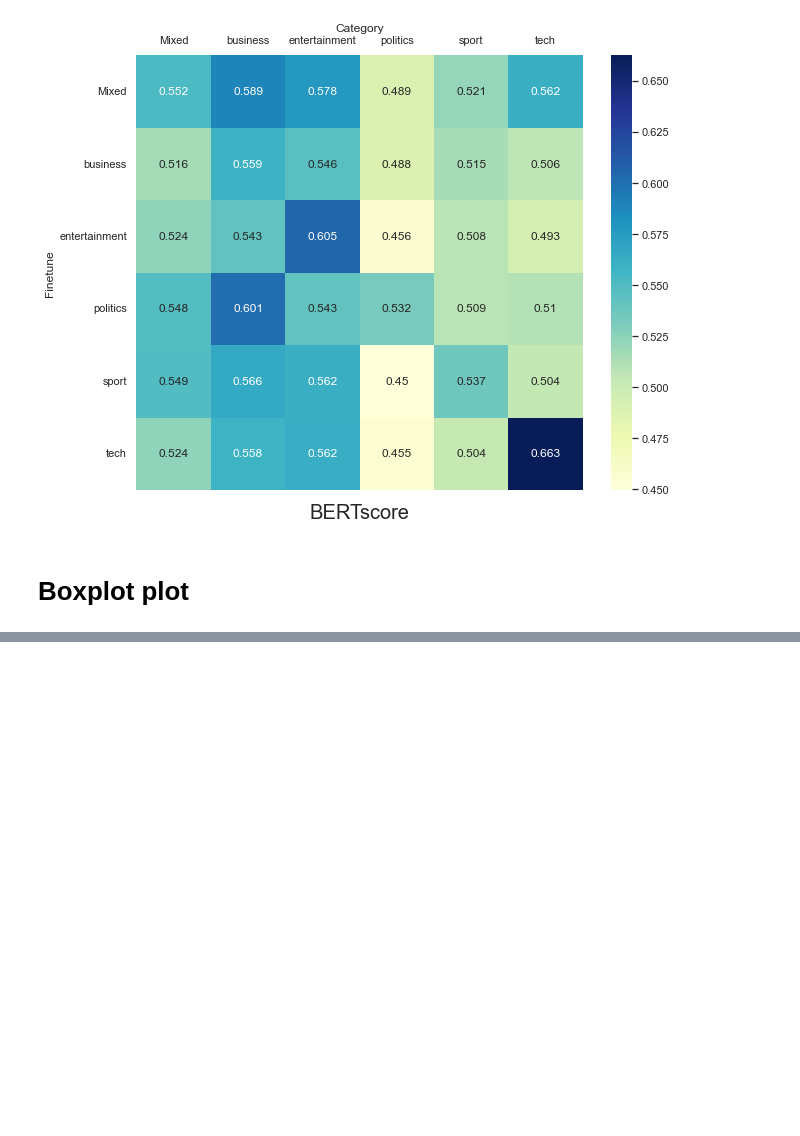
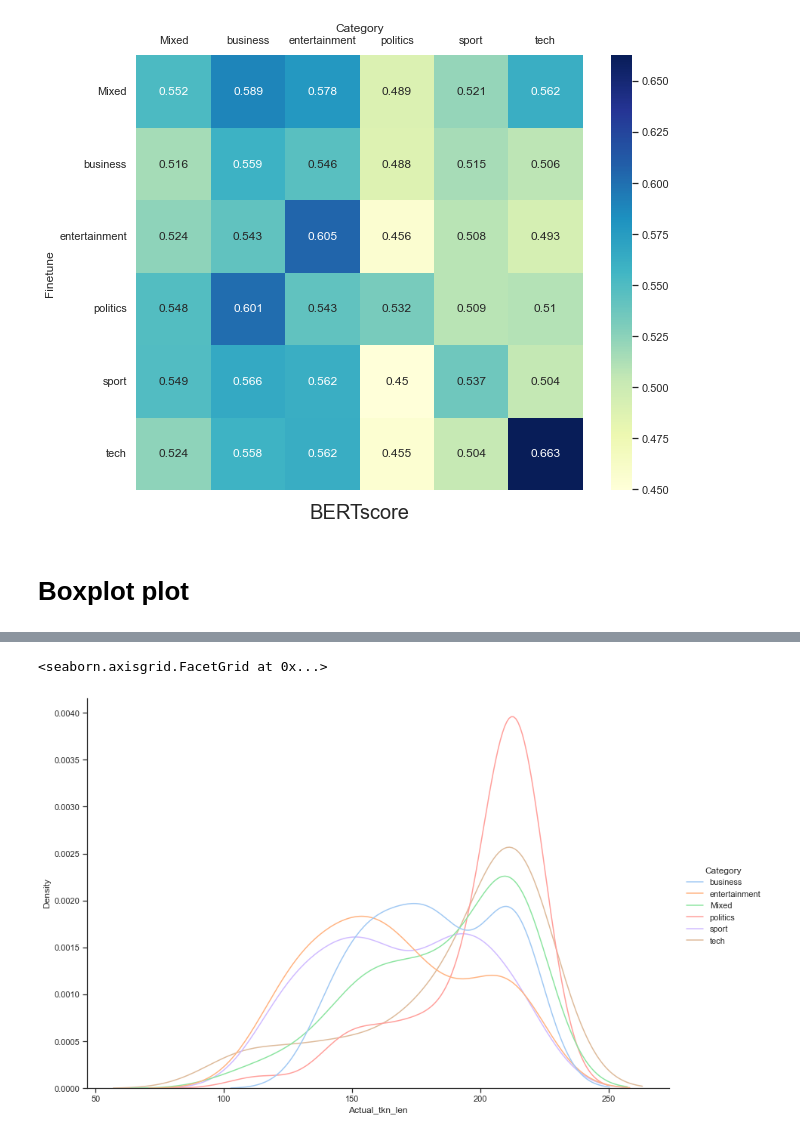
Before and after one commit to worachot-n/Text_summarization_T5, a Jupyter notebook: 1_7_Visualization.ipynb, the cells around one changed output, grey strips where cells are left out. Cells and saved outputs as stored; diff of their text form; code cells hidden in the pictures; blank space fills up the shorter version.

```diff
--- a/1_7_Visualization.ipynb
+++ b/1_7_Visualization.ipynb
@@ -80,0 +141,13 @@ for score in score_list:
+# %%
+sns.displot(
+    data = df[df.Finetune == "politics"],
+    x = 'Actual_tkn_len',
+    kind = "kde",
+    color = 'darkblue',
+    hue = "Category",
+    height = 8,
+    aspect = 1.5
+    )
+# %% [output]
+<seaborn.axisgrid.FacetGrid at 0x...>
+[figure, added]
```
Also changed, not shown: parts of 11 cells of this notebook, 2 other files.
